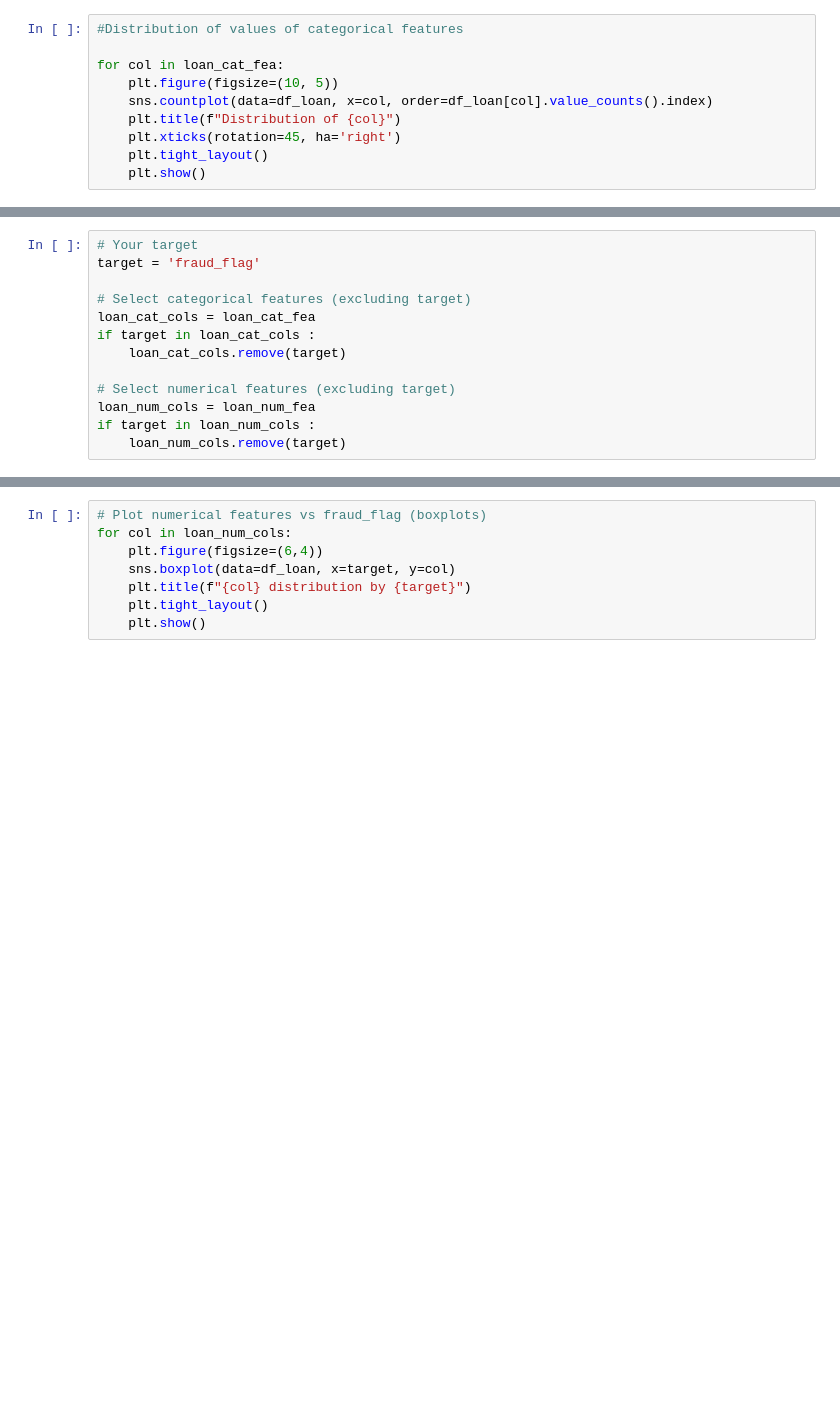
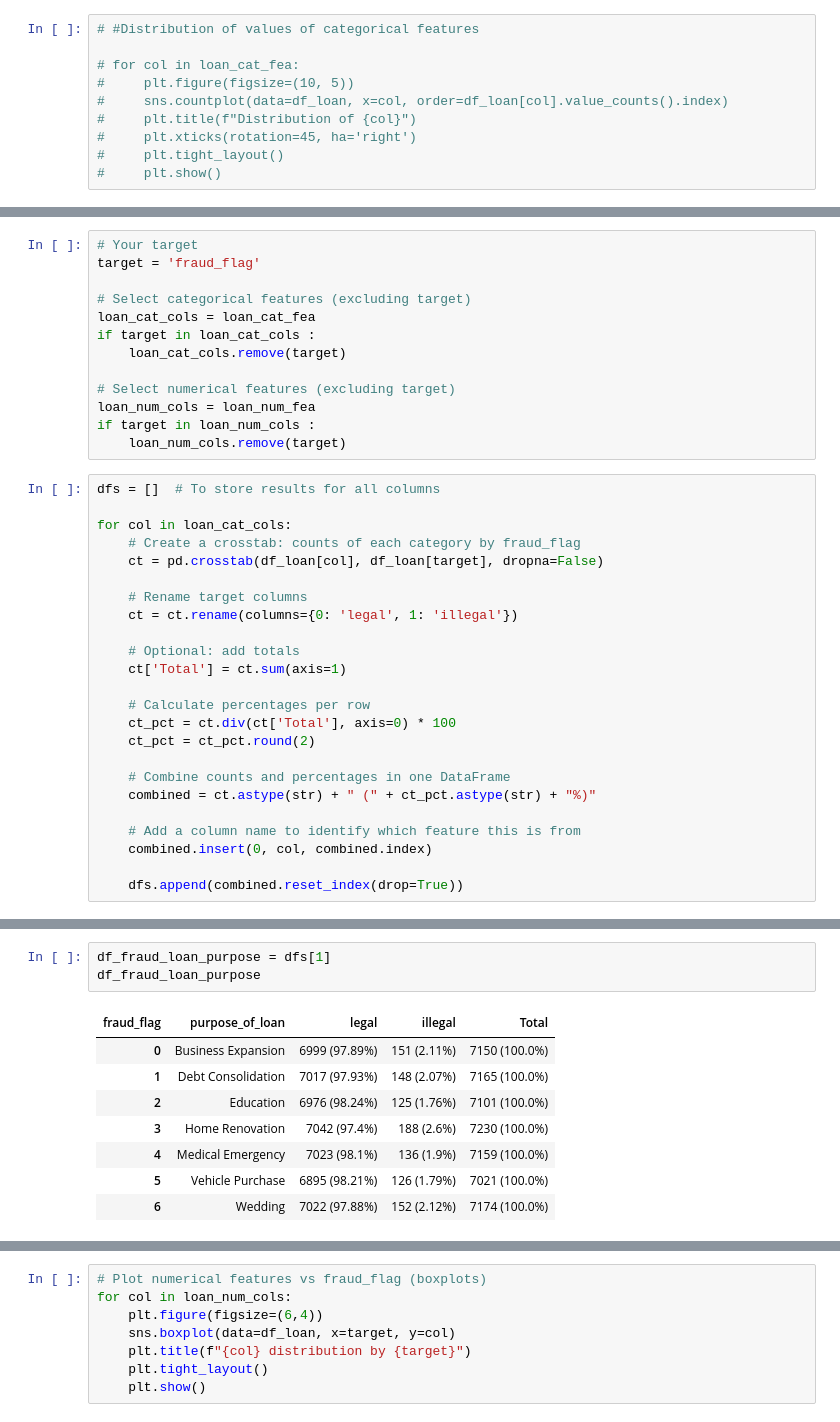
Before and after one commit to yabichara/loan-fraud-detection, a Jupyter notebook: notebooks/01_eda.ipynb, the cells around one changed output, grey strips where cells are left out. Drawn from its saved outputs; the diff is of its cells as text; blank space fills up the shorter version.

```diff
--- a/notebooks/01_eda.ipynb
+++ b/notebooks/01_eda.ipynb
@@ -105,15 +105,15 @@ plt.show()
 # %% [output]
 [figure]
 # %%
-#Distribution of values of categorical features
+# #Distribution of values of categorical features
 
-for col in loan_cat_fea:
-    plt.figure(figsize=(10, 5))
-    sns.countplot(data=df_loan, x=col, order=df_loan[col].value_counts().index)
-    plt.title(f"Distribution of {col}")
-    plt.xticks(rotation=45, ha='right')
-    plt.tight_layout()
-    plt.show()
+# for col in loan_cat_fea:
+#     plt.figure(figsize=(10, 5))
+#     sns.countplot(data=df_loan, x=col, order=df_loan[col].value_counts().index)
+#     plt.title(f"Distribution of {col}")
+#     plt.xticks(rotation=45, ha='right')
+#     plt.tight_layout()
+#     plt.show()
 # %% [output]
 [figure]
 [figure]
@@ -168,3 +168,27 @@ if target in loan_cat_cols :
 loan_num_cols = loan_num_fea
 if target in loan_num_cols :
     loan_num_cols.remove(target)
+# %%
+dfs = []  # To store results for all columns
+
+for col in loan_cat_cols:
+    # Create a crosstab: counts of each category by fraud_flag
+    ct = pd.crosstab(df_loan[col], df_loan[target], dropna=False)
+
+    # Rename target columns
+    ct = ct.rename(columns={0: 'legal', 1: 'illegal'})
+
+    # Optional: add totals
+    ct['Total'] = ct.sum(axis=1)
+
+    # Calculate percentages per row
+    ct_pct = ct.div(ct['Total'], axis=0) * 100
+    ct_pct = ct_pct.round(2)
+
+    # Combine counts and percentages in one DataFrame
+    combined = ct.astype(str) + " (" + ct_pct.astype(str) + "%)"
+
+    # Add a column name to identify which feature this is from
+    combined.insert(0, col, combined.index)
+
+    dfs.append(combined.reset_index(drop=True))
@@ -170,0 +207,12 @@ if target in loan_num_cols :
+# %%
+df_fraud_loan_purpose = dfs[1]
+df_fraud_loan_purpose
+# %% [output]
+| fraud_flag | purpose_of_loan | legal | illegal | Total |
+| 0 | Business Expansion | 6999 (97.89%) | 151 (2.11%) | 7150 (100.0%) |
+| 1 | Debt Consolidation | 7017 (97.93%) | 148 (2.07%) | 7165 (100.0%) |
+| 2 | Education | 6976 (98.24%) | 125 (1.76%) | 7101 (100.0%) |
+| 3 | Home Renovation | 7042 (97.4%) | 188 (2.6%) | 7230 (100.0%) |
+| 4 | Medical Emergency | 7023 (98.1%) | 136 (1.9%) | 7159 (100.0%) |
+| 5 | Vehicle Purchase | 6895 (98.21%) | 126 (1.79%) | 7021 (100.0%) |
+| 6 | Wedding | 7022 (97.88%) | 152 (2.12%) | 7174 (100.0%) |
```
Also changed, not shown: parts of 7 cells of this notebook.
